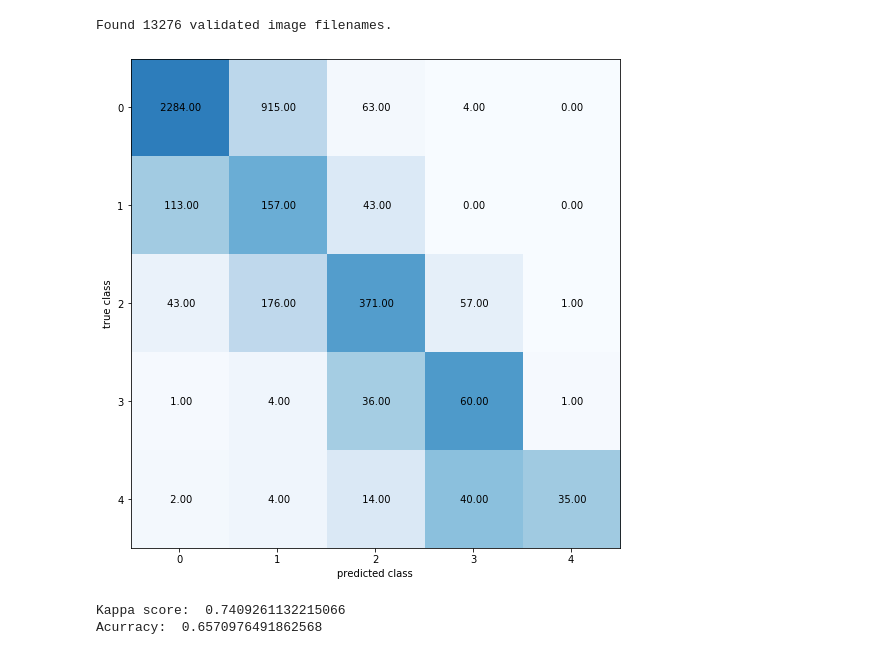
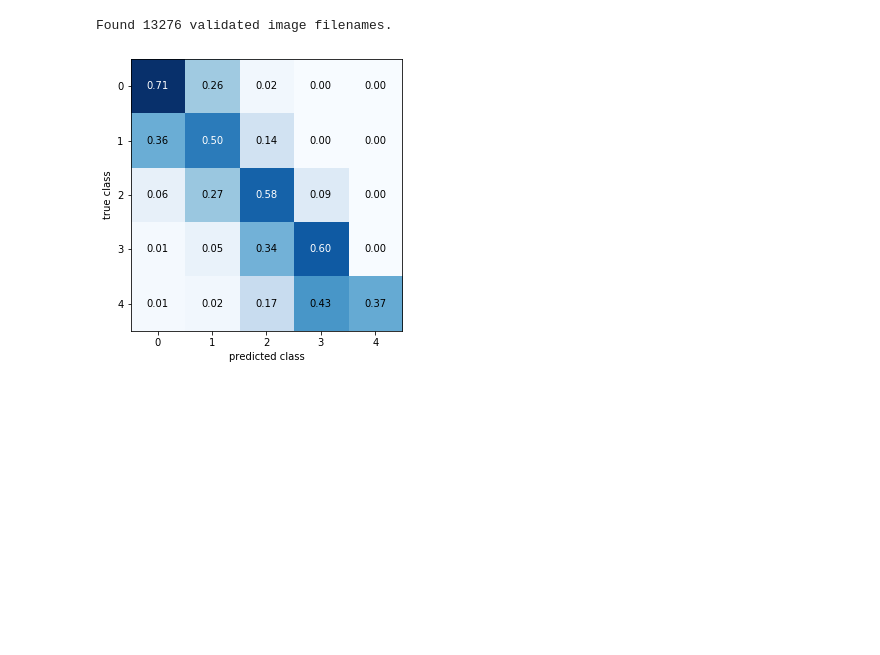
Before and after one commit to SaizFerri/diabetic-retinopathy-detection, a Jupyter notebook: model/ResNet_50.ipynb, the cells around one changed output. Cells and saved outputs as stored; diff of their text form; code cells hidden in the pictures; blank space fills up the shorter version.

Commit message:
feat: add final notebook and weights

```diff
--- a/model/ResNet_50.ipynb
+++ b/model/ResNet_50.ipynb
@@ -546,5 +504,7 @@ lr_callback = keras.callbacks.LearningRateScheduler(lr_schedule, verbose=1)
 hs_callback = HistoryLogger(f'from_imagenet_history_full_384_5')
 
 model = ResNet(classes=5)(keras.Input(shape=(IMG_SIZE, IMG_SIZE, 3)))
+# Generate regression model
 model = generate_model(model, 5, (IMG_SIZE, IMG_SIZE, 3))
-model.load_weights(f'{DATASET_PATH}checkpoints/resnet50_dense_regression_last_384_5.h5')
+model.load_weights(last_checkpoint)
+model.summary()
@@ -623,13 +538,12 @@ To retain the current behavior and silence the warning, pass 'sort=True'.
 # Evaluation and prediction
 # %%
 def classify(x):
-  if x <= 0.8:
-    return 0
-  elif x > 0.8 and x <= 1.6:
-    return 1
-  elif x > 1.6 and x <= 2.4:
-    return 2
-  elif x > 2.4 and x <= 3.2:
-    return 3
-  elif x > 3.2:
-    return 4
+  if x < 0.5:
+      return 0
+  elif x < 1.5:
+      return 1
+  elif x < 2.5:
+      return 2
+  elif x < 3.5:
+      return 3
+  return 4
@@ -667,7 +570,7 @@ for i in range(len(validation_generator)):
   del x
 
   for j in range(len(_predictions)):
-    class_p = int(classify05(_predictions[j]))
+    class_p = int(classify(_predictions[j]))
     class_t = int(true_y[j])
     y_predicted.append(class_p)
     y_true.append(class_t)
@@ -676,27 +579,21 @@ for i in range(len(validation_generator)):
 # %% [output]
 Found 13276 validated image filenames.
 # %%
-confusion_matrix = np.zeros((5, 5))
+confusion_matrix = tf.math.confusion_matrix(y_true, y_predicted,
+                                            num_classes=5,
+                                            dtype=tf.dtypes.float32).numpy()
 
-for i in range(len(y_predicted)):
-  confusion_matrix[y_true[i], y_predicted[i]] += 1
+confusion_matrix = confusion_matrix / confusion_matrix.sum(axis=1).reshape((-1, 1))
 
-fig, ax = plt.subplots(figsize=(9, 9))
-ax.imshow(confusion_matrix.astype(float) / confusion_matrix.sum(axis=1)[:, np.newaxis], cmap = plt.cm.Blues, vmax=1.0, vmin=0.0)
+fig, ax = plt.subplots(figsize=(5, 5))
+ax.imshow(confusion_matrix, cmap = plt.cm.Blues)#, vmax=1.0, vmin=0.0)
 ax.set_xlabel('predicted class')
 ax.set_ylabel('true class')
 
 for (i, j), z in np.ndenumerate(confusion_matrix):
-  ax.text(j, i, f'{z: 0.2f}', ha='center', va='center')
+  c = 'white' if z > 1/2 else 'black'
+  ax.text(j, i, f'{z:0.2f}', ha='center', va='center', color=c)
 
 fig.show()
 # %% [output]
-[figure, old version]
+[figure, new version]
-# %%
-import sklearn.metrics
-
-print('Kappa score: ', sklearn.metrics.cohen_kappa_score(y_true, y_predicted, weights='quadratic'))
-print('Acurracy: ', sklearn.metrics.accuracy_score(y_true, y_predicted))
-# %% [output]
-Kappa score:  0.7409261132215066
-Acurracy:  0.6570976491862568
```
Also changed, not shown: parts of 14 cells of this notebook, 4 other files.
